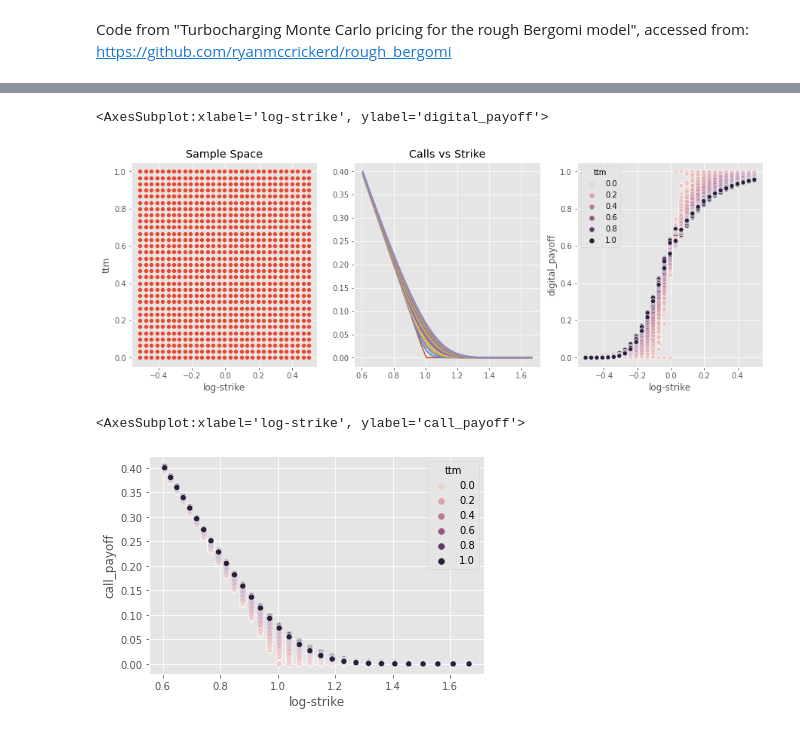
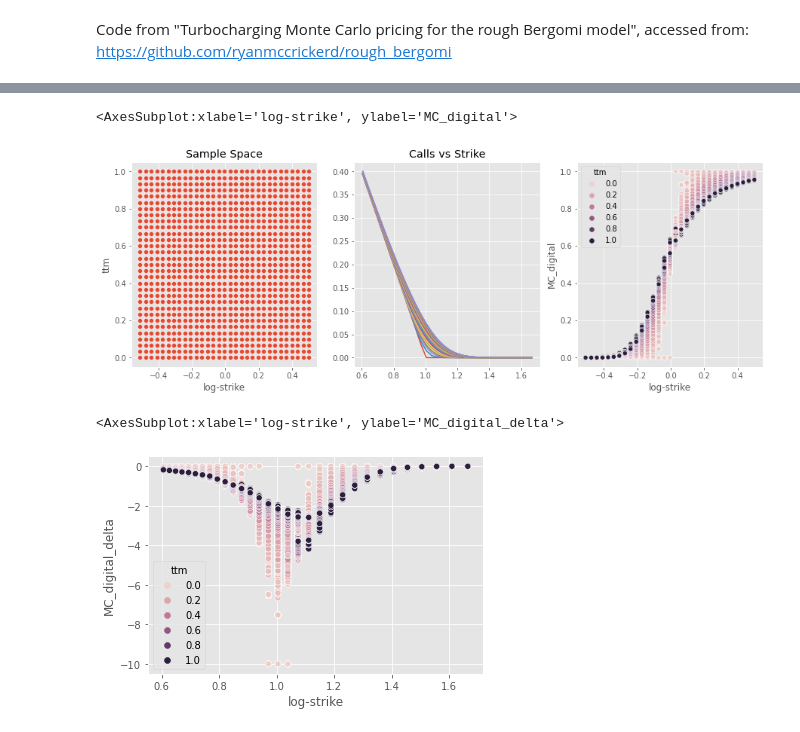
Before and after one commit to chrischia06/neural-network-derivative-pricing, a Jupyter notebook: examples/RoughBergomiDataset.ipynb, the cells around one changed output, grey strips where cells are left out. Drawn from its saved outputs; the diff is of its cells as text; code cells hidden in the pictures.

```diff
--- a/examples/RoughBergomiDataset.ipynb
+++ b/examples/RoughBergomiDataset.ipynb
@@ -278,20 +437,20 @@ display(X_df)
 """
 Visualise relationships
 """
-fig, ax = plt.subplots(ncols = 3, figsize=(15, 5))
-sns.scatterplot(y = X_df["ttm"], x = X_df["log-strike"], ax = ax[0])
+fig, ax = plt.subplots(ncols=3, figsize=(15, 5))
+sns.scatterplot(y=X_df["ttm"], x=X_df["log-strike"], ax=ax[0])
 ax[0].set_title("Sample Space")
 for i in range(call_surface.shape[0]):
     ax[1].plot(np.exp(k), call_surface[i, :])
 
 # sns.scatterplot(np.exp(-X_df['log-strike']), X_df['call_payoff'], hue = X_df['ttm'], ax = ax[1])
 ax[1].set_title("Calls vs Strike")
-sns.scatterplot(X_df['log-strike'], X_df['digital_payoff'], ax = ax[2], hue = X_df['ttm'])
+sns.scatterplot(X_df["log-strike"], X_df["MC_digital"], ax=ax[2], hue=X_df["ttm"])
 # %% [output]
-<AxesSubplot:xlabel='log-strike', ylabel='digital_payoff'>
+<AxesSubplot:xlabel='log-strike', ylabel='MC_digital'>
-[figure, old version]
+[figure, new version]
 # %%
-sns.scatterplot(np.exp(-X_df['log-strike']), X_df['call_payoff'], hue = X_df['ttm'])
+sns.scatterplot(np.exp(-X_df["log-strike"]), X_df["MC_digital_delta"], hue=X_df["ttm"])
 # %% [output]
-<AxesSubplot:xlabel='log-strike', ylabel='call_payoff'>
+<AxesSubplot:xlabel='log-strike', ylabel='MC_digital_delta'>
-[figure, old version]
+[figure, new version]
```
Also changed, not shown: parts of 7 cells of this notebook, 44 other files.
